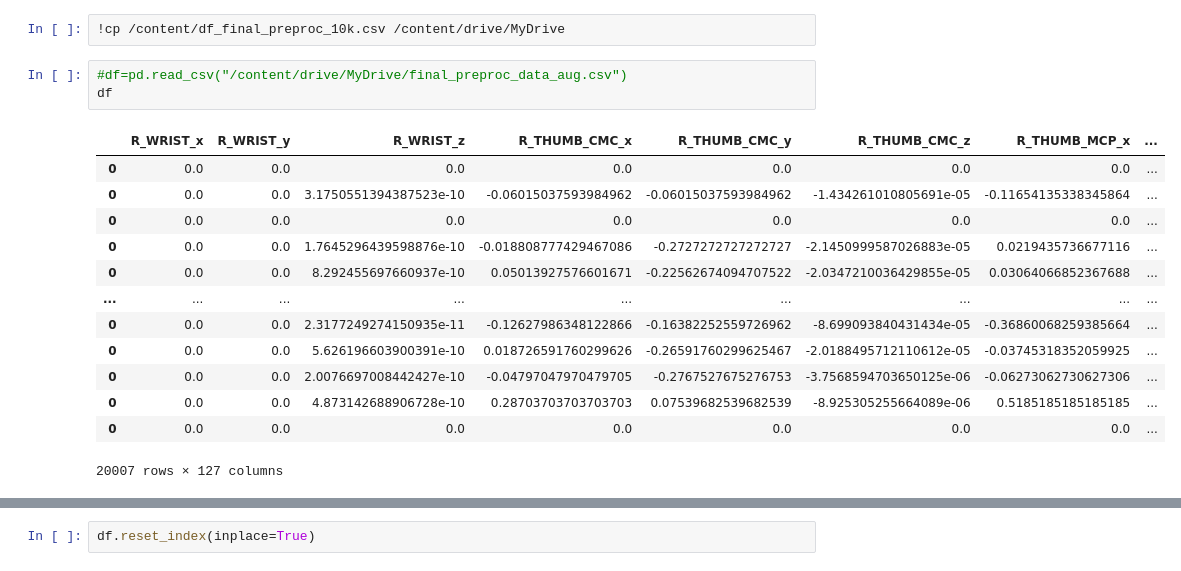
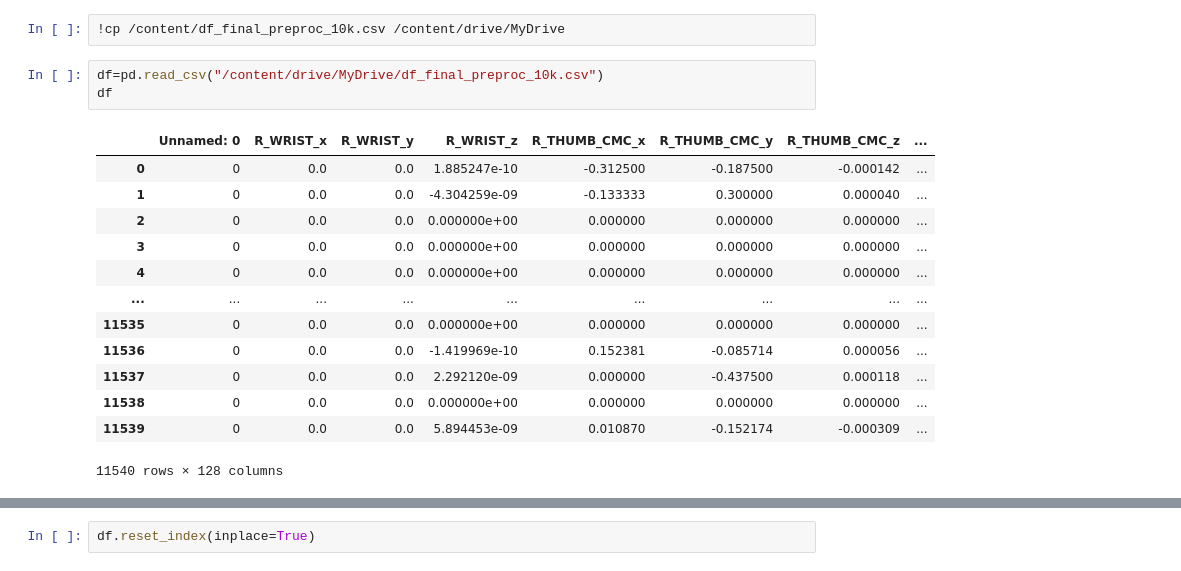
Before and after one commit to BouzCS/Sign-Language-Detection, a Jupyter notebook: Sign_Language_Detection(1).ipynb, the cells around one changed output, grey strips where cells are left out. Saved outputs shown, nothing was run; the diff lists cells and outputs as text.

```diff
--- a/Sign_Language_Detection(1).ipynb
+++ b/Sign_Language_Detection(1).ipynb
@@ -504,19 +504,19 @@ df.to_csv("df_final_preproc_10k.csv")
 # %%
 !cp /content/df_final_preproc_10k.csv /content/drive/MyDrive
 # %%
-#df=pd.read_csv("/content/drive/MyDrive/final_preproc_data_aug.csv")
+df=pd.read_csv("/content/drive/MyDrive/df_final_preproc_10k.csv")
 df
 # %% [output]
-|  | R_WRIST_x | R_WRIST_y | R_WRIST_z | R_THUMB_CMC_x | R_THUMB_CMC_y | R_THUMB_CMC_z | R_THUMB_MCP_x | ... |
-| 0 | 0.0 | 0.0 | 0.0 | 0.0 | 0.0 | 0.0 | 0.0 | ... |
-| 0 | 0.0 | 0.0 | 3.1750551394387523e-10 | -0.06015037593984962 | -0.06015037593984962 | -1.434261010805691e-05 | -0.11654135338345864 | ... |
-| 0 | 0.0 | 0.0 | 0.0 | 0.0 | 0.0 | 0.0 | 0.0 | ... |
-| 0 | 0.0 | 0.0 | 1.7645296439598876e-10 | -0.018808777429467086 | -0.2727272727272727 | -2.1450999587026883e-05 | 0.0219435736677116 | ... |
-| 0 | 0.0 | 0.0 | 8.292455697660937e-10 | 0.05013927576601671 | -0.22562674094707522 | -2.0347210036429855e-05 | 0.03064066852367688 | ... |
+|  | Unnamed: 0 | R_WRIST_x | R_WRIST_y | R_WRIST_z | R_THUMB_CMC_x | R_THUMB_CMC_y | R_THUMB_CMC_z | ... |
+| 0 | 0 | 0.0 | 0.0 | 1.885247e-10 | -0.312500 | -0.187500 | -0.000142 | ... |
+| 1 | 0 | 0.0 | 0.0 | -4.304259e-09 | -0.133333 | 0.300000 | 0.000040 | ... |
+| 2 | 0 | 0.0 | 0.0 | 0.000000e+00 | 0.000000 | 0.000000 | 0.000000 | ... |
+| 3 | 0 | 0.0 | 0.0 | 0.000000e+00 | 0.000000 | 0.000000 | 0.000000 | ... |
+| 4 | 0 | 0.0 | 0.0 | 0.000000e+00 | 0.000000 | 0.000000 | 0.000000 | ... |
 | ... | ... | ... | ... | ... | ... | ... | ... | ... |
-| 0 | 0.0 | 0.0 | 2.3177249274150935e-11 | -0.12627986348122866 | -0.16382252559726962 | -8.699093840431434e-05 | -0.36860068259385664 | ... |
-| 0 | 0.0 | 0.0 | 5.626196603900391e-10 | 0.018726591760299626 | -0.26591760299625467 | -2.0188495712110612e-05 | -0.03745318352059925 | ... |
-| 0 | 0.0 | 0.0 | 2.0076697008442427e-10 | -0.04797047970479705 | -0.2767527675276753 | -3.7568594703650125e-06 | -0.06273062730627306 | ... |
-| 0 | 0.0 | 0.0 | 4.873142688906728e-10 | 0.28703703703703703 | 0.07539682539682539 | -8.925305255664089e-06 | 0.5185185185185185 | ... |
-| 0 | 0.0 | 0.0 | 0.0 | 0.0 | 0.0 | 0.0 | 0.0 | ... |
+| 11535 | 0 | 0.0 | 0.0 | 0.000000e+00 | 0.000000 | 0.000000 | 0.000000 | ... |
+| 11536 | 0 | 0.0 | 0.0 | -1.419969e-10 | 0.152381 | -0.085714 | 0.000056 | ... |
+| 11537 | 0 | 0.0 | 0.0 | 2.292120e-09 | 0.000000 | -0.437500 | 0.000118 | ... |
+| 11538 | 0 | 0.0 | 0.0 | 0.000000e+00 | 0.000000 | 0.000000 | 0.000000 | ... |
+| 11539 | 0 | 0.0 | 0.0 | 5.894453e-09 | 0.010870 | -0.152174 | -0.000309 | ... |
-20007 rows × 127 columns
+11540 rows × 128 columns
```
Also changed, not shown: parts of 48 cells of this notebook.
